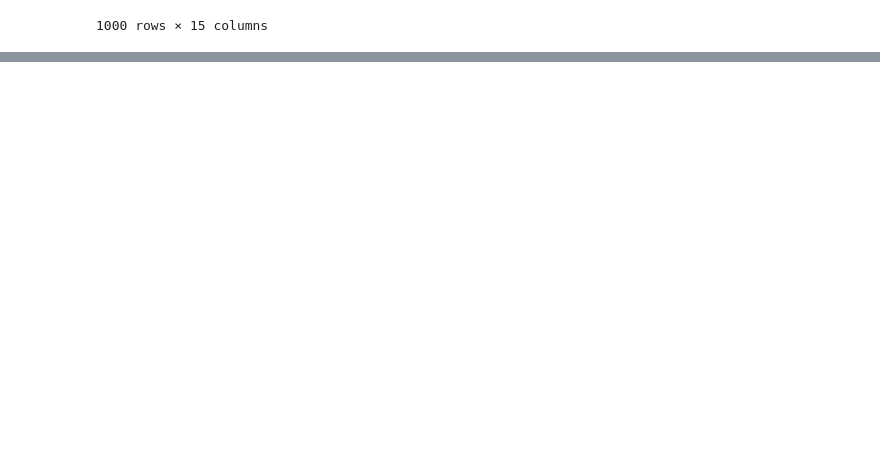
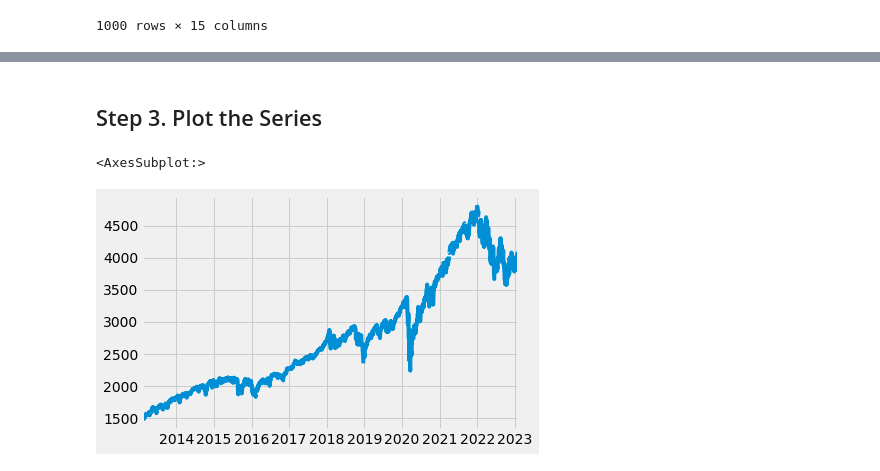
Before and after one commit to benkaan001/pandas_and_beyond, a Jupyter notebook: analyze_data/01_unemployment.ipynb, the cells around one changed output, grey strips where cells are left out. Drawn from its saved outputs; the diff is of its cells as text; code cells hidden in the pictures; blank space fills up the shorter version.

```diff
--- a/analyze_data/01_unemployment.ipynb
+++ b/analyze_data/01_unemployment.ipynb
@@ -3,0 +8,27 @@
+# %%
+import pandas as pd
+import numpy as np
+import matplotlib.pyplot as plt
+import plotly.express as px
+
+# set up style for plt
+plt.style.use('fivethirtyeight')
+
+# set max column to 500
+pd.options.display.max_columns = 500
+
+
+# add a color pallete
+color_pal = plt.rcParams['axes.prop_cycle'].by_key()['color']
+
+# import fredapi
+from fredapi import Fred
+
+# set env requirements
+from dotenv import find_dotenv, load_dotenv
+import os
+
+load_dotenv(find_dotenv())
+
+# set secret key
+FRED_API_KEY = os.getenv('FRED_API_KEY')
@@ -33,0 +89,9 @@ fred.search('S&P')
+# %% [markdown]
+## Step 3. Plot the Series
+# %%
+sp500 = fred.get_series(series_id='SP500')
+
+sp500.plot()
+# %% [output]
+<AxesSubplot:>
+[figure, added]
```
Also changed, not shown: parts of 7 cells of this notebook.
